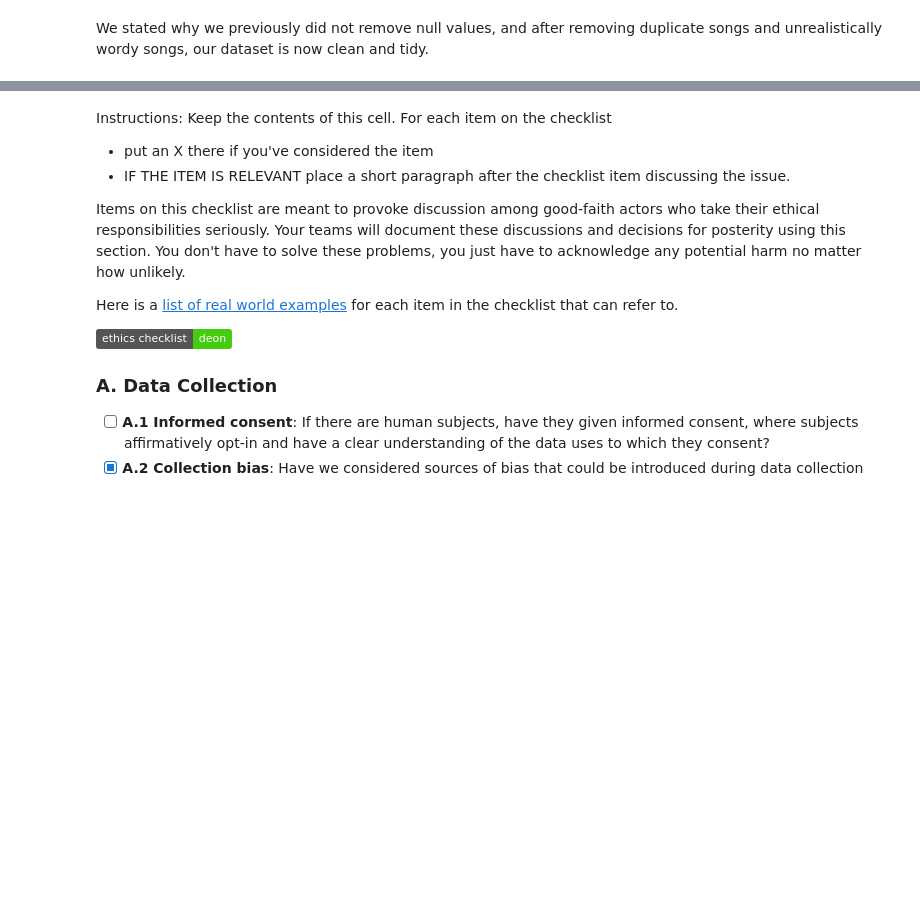
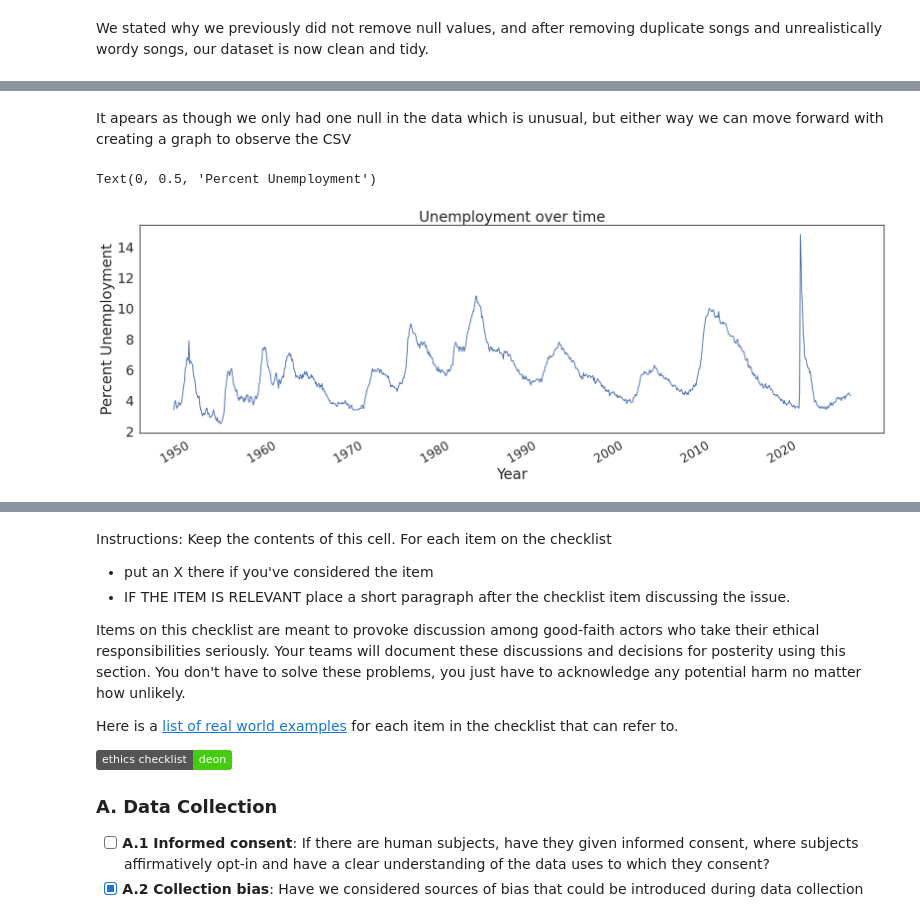
Before and after one commit to Zeni0s74/Group116_WI26, a Jupyter notebook: 01-DataCheckpoint.ipynb, the cells around one changed output, grey strips where cells are left out. Cells and saved outputs as stored; diff of their text form; code cells hidden in the pictures; badges without logos; blank space fills up the shorter version.

```diff
--- a/01-DataCheckpoint.ipynb
+++ b/01-DataCheckpoint.ipynb
@@ -423,0 +537,16 @@ We stated why we previously did not remove null values, and after removing dupli
+# %% [markdown]
+It apears as though we only had one null in the data which is unusual, but either way we can move forward with creating a graph to observe the CSV
+# %%
+#organizing a simple graph of GDP over time
+df_UNEMP_clean = pd.read_csv("data/00-raw/UNRATE.csv", parse_dates = ['observation_date'])
+df_UNEMP_clean = df_UNEMP_clean.dropna()
+df_UNEMP_clean = df_UNEMP_clean.set_index('observation_date')
+
+ax=df_UNEMP_clean["UNRATE"].plot(figsize=(22,7))
+ax.tick_params(axis='x',labelsize=20)
+plt.title("Unemployment over time")
+plt.xlabel("Year")
+plt.ylabel("Percent Unemployment")
+# %% [output]
+Text(0, 0.5, 'Percent Unemployment')
+[figure, added]
```
Also changed, not shown: parts of 16 cells of this notebook, 1 other file.
